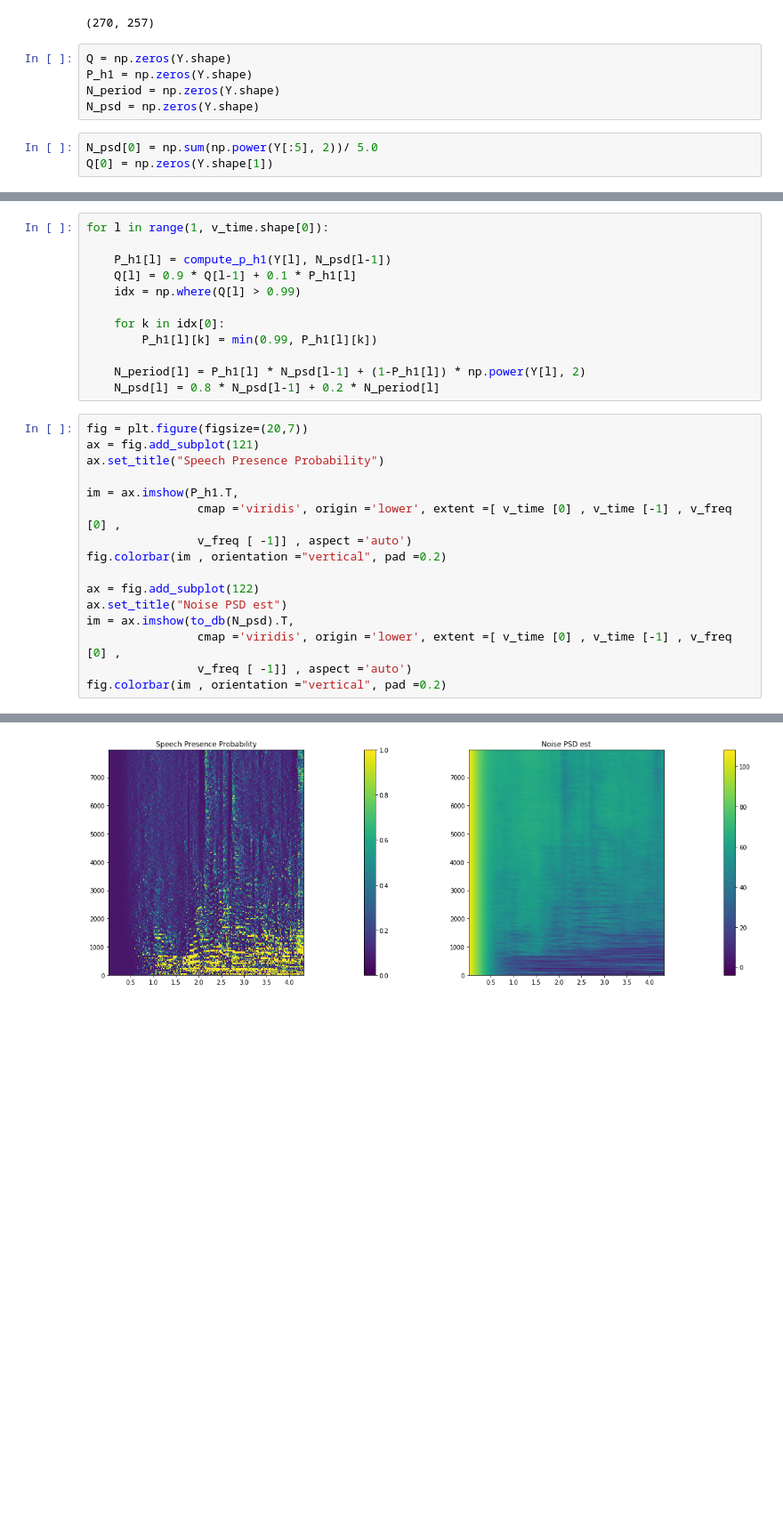
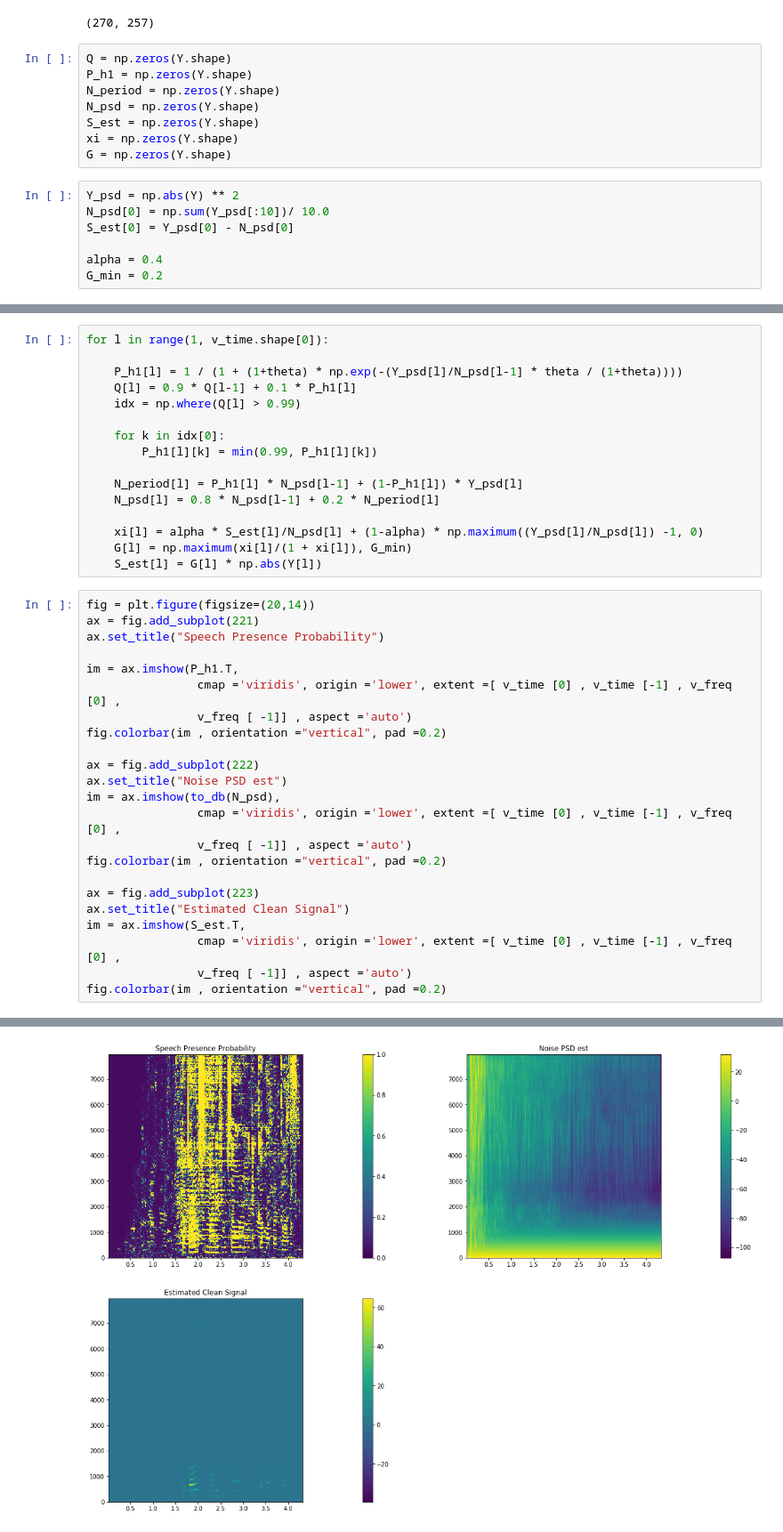
Before and after one commit to nilesh0109/Speech-signal-Processing, a Jupyter notebook: Exercise 6.ipynb, the cells around one changed output, grey strips where cells are left out. Shown at 89% size. Saved outputs shown, nothing was run; the diff lists cells and outputs as text; blank space fills up the shorter version.

```diff
--- a/Exercise 6.ipynb
+++ b/Exercise 6.ipynb
@@ -42,6 +40,13 @@ Q = np.zeros(Y.shape)
 P_h1 = np.zeros(Y.shape)
 N_period = np.zeros(Y.shape)
 N_psd = np.zeros(Y.shape)
+S_est = np.zeros(Y.shape)
+xi = np.zeros(Y.shape)
+G = np.zeros(Y.shape)
-# %%
-N_psd[0] = np.sum(np.power(Y[:5], 2))/ 5.0
-Q[0] = np.zeros(Y.shape[1])
+# %%
+Y_psd = np.abs(Y) ** 2
+N_psd[0] = np.sum(Y_psd[:10])/ 10.0
+S_est[0] = Y_psd[0] - N_psd[0]
+
+alpha = 0.4
+G_min = 0.2
@@ -48,31 +67,42 @@ Q[0] = np.zeros(Y.shape[1])
 # %%
 for l in range(1, v_time.shape[0]):
 
-    P_h1[l] = compute_p_h1(Y[l], N_psd[l-1])
+    P_h1[l] = 1 / (1 + (1+theta) * np.exp(-(Y_psd[l]/N_psd[l-1] * theta / (1+theta))))
     Q[l] = 0.9 * Q[l-1] + 0.1 * P_h1[l]
     idx = np.where(Q[l] > 0.99)
 
     for k in idx[0]:
         P_h1[l][k] = min(0.99, P_h1[l][k])
 
-    N_period[l] = P_h1[l] * N_psd[l-1] + (1-P_h1[l]) * np.power(Y[l], 2)
+    N_period[l] = P_h1[l] * N_psd[l-1] + (1-P_h1[l]) * Y_psd[l]
     N_psd[l] = 0.8 * N_psd[l-1] + 0.2 * N_period[l]
+
+    xi[l] = alpha * S_est[l]/N_psd[l] + (1-alpha) * np.maximum((Y_psd[l]/N_psd[l]) -1, 0)
+    G[l] = np.maximum(xi[l]/(1 + xi[l]), G_min)
+    S_est[l] = G[l] * np.abs(Y[l])
 # %%
-fig = plt.figure(figsize=(20,7))
-ax = fig.add_subplot(121)
+fig = plt.figure(figsize=(20,14))
+ax = fig.add_subplot(221)
 ax.set_title("Speech Presence Probability")
 
 im = ax.imshow(P_h1.T,
                 cmap ='viridis', origin ='lower', extent =[ v_time [0] , v_time [-1] , v_freq [0] ,
                 v_freq [ -1]] , aspect ='auto')
 fig.colorbar(im , orientation ="vertical", pad =0.2)
 
-ax = fig.add_subplot(122)
+ax = fig.add_subplot(222)
 ax.set_title("Noise PSD est")
-im = ax.imshow(to_db(N_psd).T,
+im = ax.imshow(to_db(N_psd),
                 cmap ='viridis', origin ='lower', extent =[ v_time [0] , v_time [-1] , v_freq [0] ,
                 v_freq [ -1]] , aspect ='auto')
 fig.colorbar(im , orientation ="vertical", pad =0.2)
+
+ax = fig.add_subplot(223)
+ax.set_title("Estimated Clean Signal")
+im = ax.imshow(S_est.T,
+                cmap ='viridis', origin ='lower', extent =[ v_time [0] , v_time [-1] , v_freq [0] ,
+                v_freq [ -1]] , aspect ='auto')
+fig.colorbar(im , orientation ="vertical", pad =0.2)
 # %% [output]
 <matplotlib.colorbar.Colorbar at 0x...>
-[figure, old version]
+[figure, new version]
```
Also changed, not shown: parts of 9 cells of this notebook, 2 other files.
